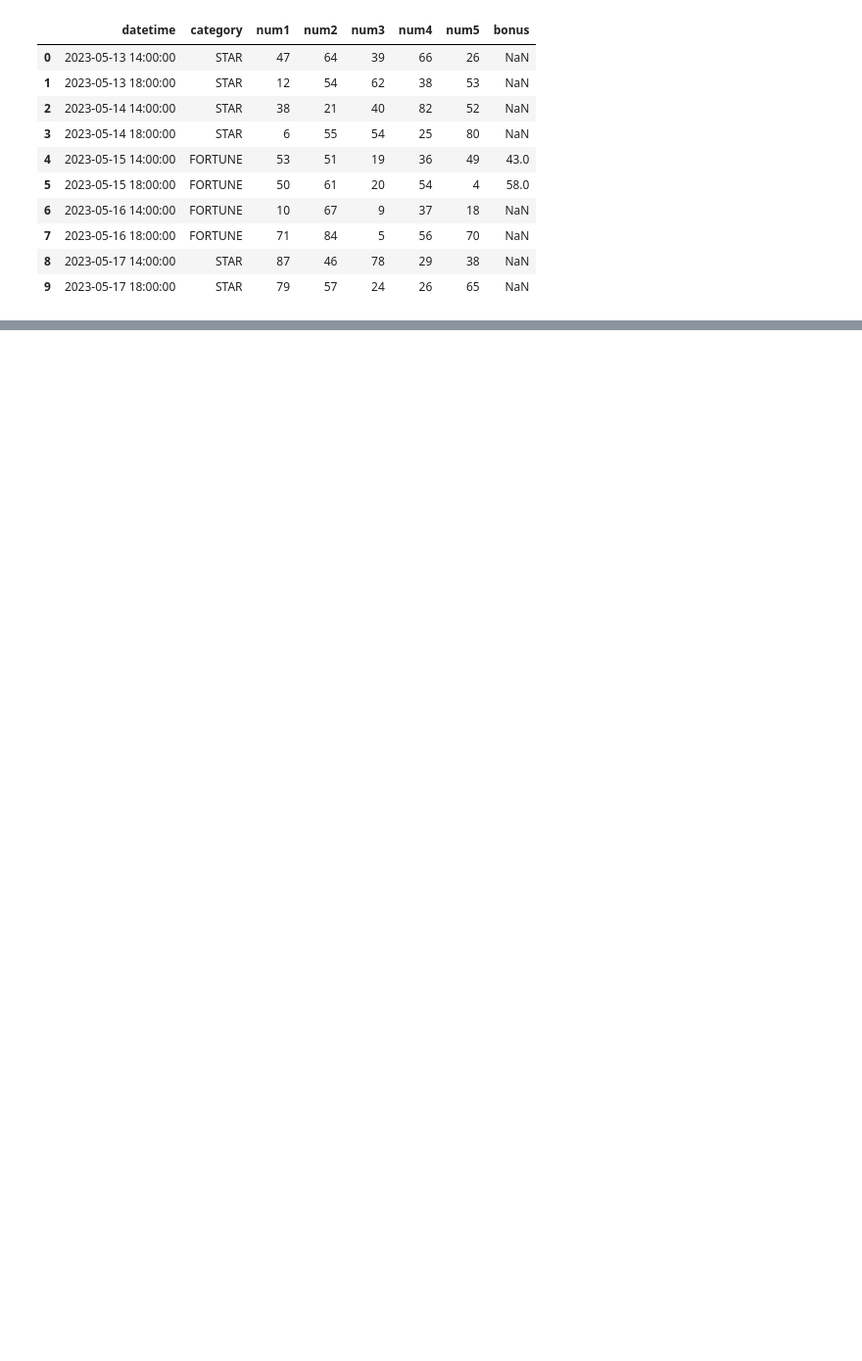
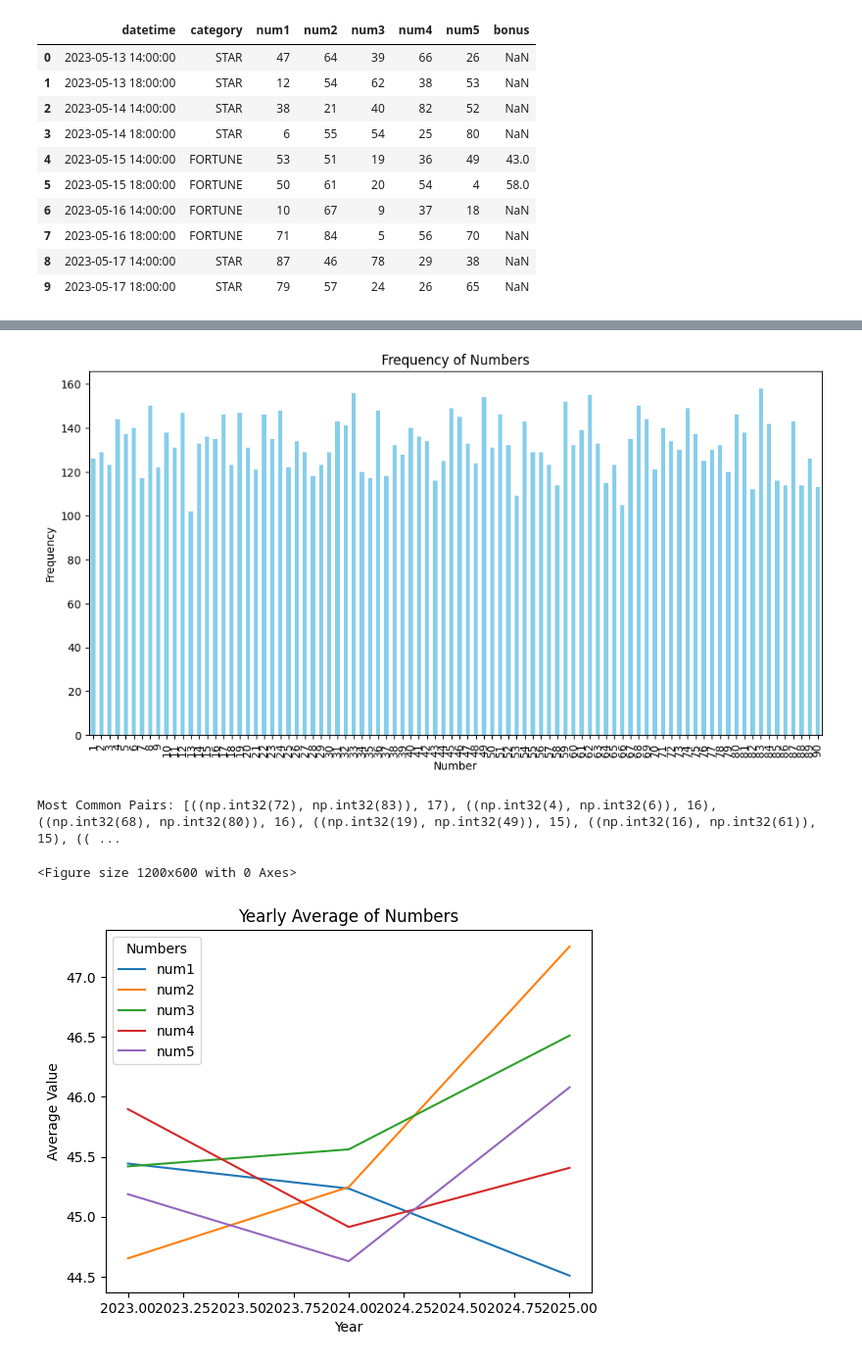
Before and after one commit to ggbaguidi/bit2_back, a Jupyter notebook: api/notebooks/check.ipynb, the cells around one changed output, grey strips where cells are left out. Shown at 98% size. Saved outputs shown, nothing was run; the diff lists cells and outputs as text; code cells hidden in the pictures; blank space fills up the shorter version.

Commit message:
feat: new data retrieved

```diff
--- a/api/notebooks/check.ipynb
+++ b/api/notebooks/check.ipynb
@@ -38,7 +44,7 @@ def process_dataframe(df):
     df = df.sort_values(by=['datetime', 'category']).reset_index(drop=True)
     # Adjust 'numbers' and set 'bonus' if the length of 'numbers' is 6
     df['bonus'] = df['numbers'].apply(lambda x: x.pop() if len(x) == 6 else None)
-    numbers_df = pd.DataFrame(df['numbers'].tolist(), columns=['num1', 'num2', 'num3', 'num4', 'num5'])
+    numbers_df = pd.DataFrame(df['numbers'].tolist(), columns=['num1', 'num2', 'num3', 'num4', 'num5'], dtype=np.int32)
     df = pd.concat([df, numbers_df], axis=1)
     df = df[['datetime', 'category', 'num1', 'num2', 'num3', 'num4', 'num5', 'bonus']]
     return df
@@ -226,0 +237,49 @@ final_df.head(10)
+# %%
+# Analyze number frequencies
+number_columns = ['num1', 'num2', 'num3', 'num4', 'num5']
+all_numbers = final_df[number_columns].values.flatten()
+number_counts = pd.Series(all_numbers).value_counts().sort_index()
+
+plt.figure(figsize=(12, 6))
+number_counts.plot(kind='bar', color='skyblue')
+plt.title("Frequency of Numbers")
+plt.xlabel("Number")
+plt.ylabel("Frequency")
+plt.show()
+
+# Analyze pairwise combinations
+
+pairs = []
+for row in final_df[number_columns].values:
+    pairs.extend(combinations(sorted(row), 2))
+
+pair_counts = Counter(pairs).most_common(10)
+print("Most Common Pairs:", pair_counts)
+
+# Analyze temporal trends
+plt.figure(figsize=(12, 6))
+final_df.groupby(final_df['datetime'].dt.year)[number_columns].mean().plot()
+plt.title("Yearly Average of Numbers")
+plt.xlabel("Year")
+plt.ylabel("Average Value")
+plt.legend(title="Numbers")
+plt.show()
+
+# Feature engineering: Lag features
+for col in number_columns:
+    final_df[f'{col}_lag1'] = final_df[col].shift(1)
+
+# Feature engineering: Rolling statistics
+for col in number_columns:
+    final_df[f'{col}_rolling_mean'] = final_df[col].rolling(window=5).mean()
+
+# Correlation analysis
+plt.figure(figsize=(10, 8))
+sns.heatmap(final_df[number_columns].corr(), annot=True, cmap='coolwarm')
+plt.title("Correlation Matrix of Numbers")
+plt.show()
+# %% [output]
+[figure, added]
+Most Common Pairs: [((np.int32(72), np.int32(83)), 17), ((np.int32(4), np.int32(6)), 16), ((np.int32(68), np.int32(80)), 16), ((np.int32(19), np.int32(49)), 15), ((np.int32(16), np.int32(61)), 15), (( ...
+<Figure size 1200x600 with 0 Axes>
+[figure, added]
```
Also changed, not shown: parts of 11 cells of this notebook, 17 other files.
